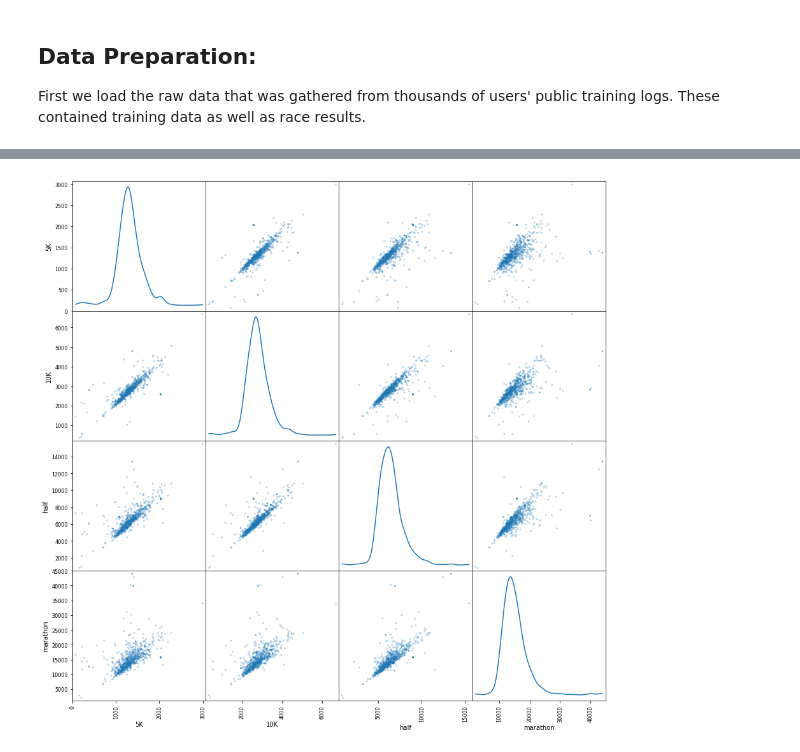
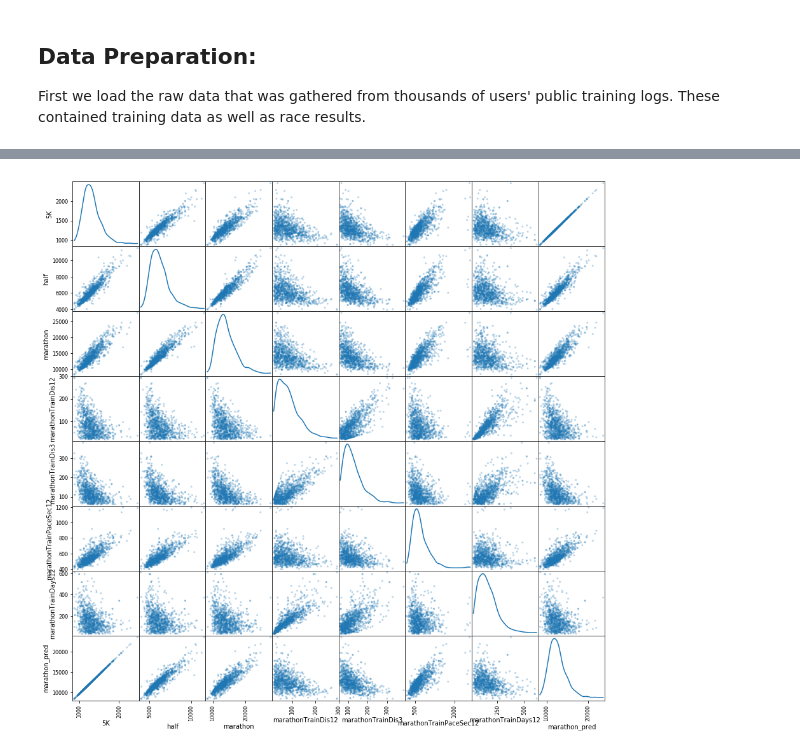
Before and after one commit to dbilenkin/machine-learning, a Jupyter notebook: MLRacePredictor/MLRacePredictor.ipynb, the cells around one changed output, grey strips where cells are left out. Saved outputs shown, nothing was run; the diff lists cells and outputs as text; code cells hidden in the pictures.

```diff
--- a/MLRacePredictor/MLRacePredictor.ipynb
+++ b/MLRacePredictor/MLRacePredictor.ipynb
@@ -12,6 +12,8 @@ import pandas as pd
 from IPython.display import display # Allows the use of display() for DataFrames
 import datetime
 import time
+
+pd.set_option('display.max_rows', 500)
 
 # Pretty display for notebooks
 %matplotlib inline
@@ -21,14 +23,23 @@ pd.set_option('display.max_columns', 500)
 
 # Load the wholesale customers dataset
 try:
-    all_data = pd.read_csv("../data.csv")
-    print "Running dataset has {} samples with {} features each.".format(*data.shape)
+    all_data = pd.read_csv("marathonData.csv")
+    print "Running dataset has {} samples with {} features each.".format(*all_data.shape)
 except:
     print "Dataset could not be loaded. Is the dataset missing?"
 
-data = all_data[['5K','10K','half','marathon']].dropna()
-data.reset_index(drop=True, inplace=True)
+m_data = all_data[[
+    '5K','half','marathon','marathonTrainDis12',
+    'marathonTrainDis3','marathonTrainPaceSec12',
+    'marathonTrainDays12']].dropna()
 
+
+m_data = m_data.replace(0,np.nan).dropna()
+m_data = m_data.replace('null',np.nan).dropna()
+
+m_data.reset_index(drop=True, inplace=True)
+
+#data = data.drop(['marathonDate','halfDate','5KDate'], axis=1)
 
 x = time.strptime('2:24:31','%H:%M:%S')
 seconds = datetime.timedelta(hours=x.tm_hour,minutes=x.tm_min,seconds=x.tm_sec).total_seconds()
@@ -43,8 +54,10 @@ def timeToSeconds(t):
         x = time.strptime(t,'%M:%S')
         return datetime.timedelta(minutes=x.tm_min,seconds=x.tm_sec).total_seconds()
 
-data = data.applymap(lambda x: timeToSeconds(x))
+m_data['5K'] = m_data['5K'].map(lambda x: timeToSeconds(x))
+m_data['half'] = m_data['half'].map(lambda x: timeToSeconds(x))
+m_data['marathon'] = m_data['marathon'].map(lambda x: timeToSeconds(x))
 
 #data['distance'] = data['distance'].map(lambda x: x.split(" ")[0])
-display(data.describe())
+display(m_data)
 # %% [output]
@@ -62,6 +158,6 @@ Running dataset has 771 samples with 4 features each.
 # %%
 # Produce a scatter matrix for each pair of features in the data
-pd.plotting.scatter_matrix(data, alpha = 0.3, figsize = (15,15), diagonal = 'kde');
+pd.plotting.scatter_matrix(data_with_rpred, alpha = 0.3, figsize = (15,15), diagonal = 'kde');
 # %% [output]
-[figure, old version]
+[figure, new version]
 # %%
```
Also changed, not shown: parts of 18 cells of this notebook, 21 other files.
